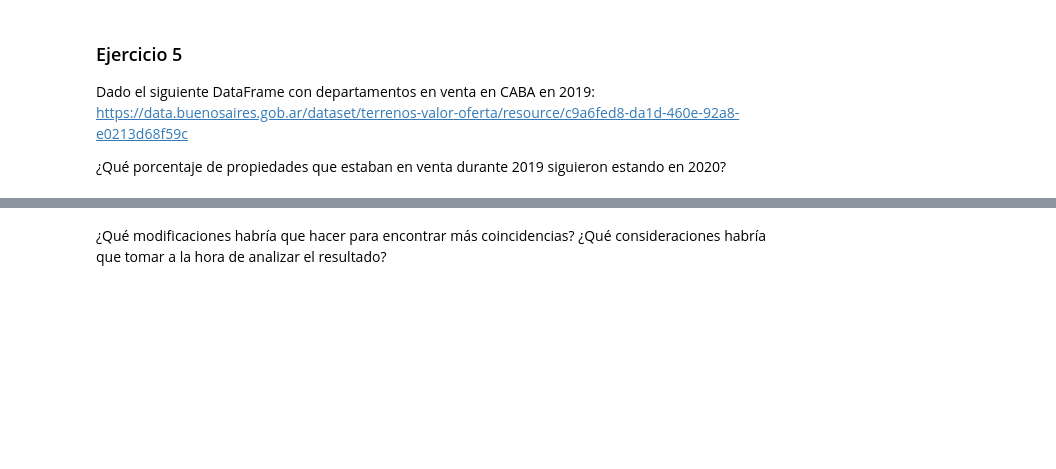
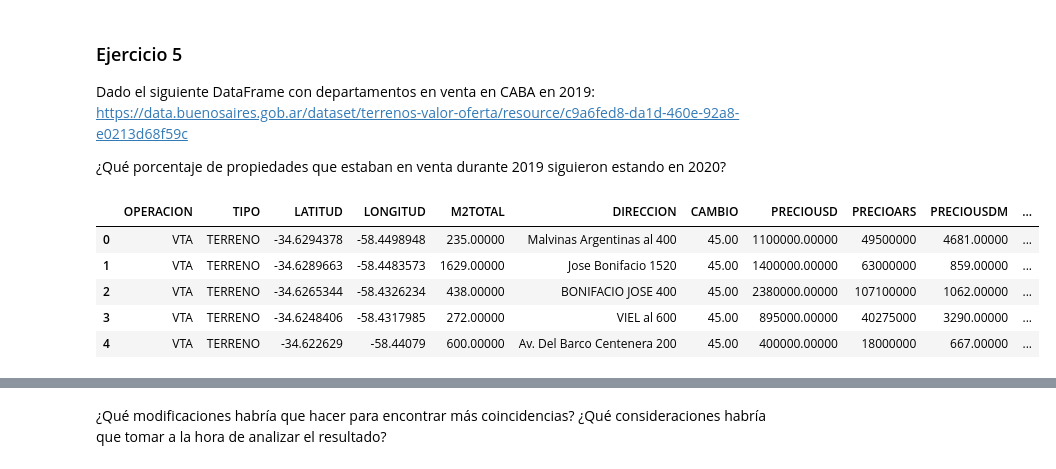
Before and after one commit to SunFanton/python-courses, a Jupyter notebook: humai/analisis-de-datos-Humai/03_Agregacion_y_agrupacion/ejercicios/ejercicio.ipynb, the cells around one changed output, grey strips where cells are left out. Cells and saved outputs as stored; diff of their text form; code cells hidden in the pictures; blank space fills up the shorter version.

```diff
--- a/humai/analisis-de-datos-Humai/03_Agregacion_y_agrupacion/ejercicios/ejercicio.ipynb
+++ b/humai/analisis-de-datos-Humai/03_Agregacion_y_agrupacion/ejercicios/ejercicio.ipynb
@@ -220,3 +220,14 @@ df.groupby("BARRIO")["DOLARM2"].mean().sort_values().idxmin() # mas barato
 Dado el siguiente DataFrame con departamentos en venta en CABA en 2019: https://data.buenosaires.gob.ar/dataset/terrenos-valor-oferta/resource/c9a6fed8-da1d-460e-92a8-e0213d68f59c
 
 ¿Qué porcentaje de propiedades que estaban en venta durante 2019 siguieron estando en 2020?
+# %%
+df2 = pd.read_csv("../datos/Terrenos-en-venta-2019.csv", encoding = "latin1", sep=",")
+# %%
+df2.head()
+# %% [output]
+|  | OPERACION | TIPO | LATITUD | LONGITUD | M2TOTAL | DIRECCION | CAMBIO | PRECIOUSD | PRECIOARS | PRECIOUSDM | ... |
+| 0 | VTA | TERRENO | -34.6294378 | -58.4498948 | 235.00000 | Malvinas Argentinas al 400 | 45.00 | 1100000.00000 | 49500000 | 4681.00000 | ... |
+| 1 | VTA | TERRENO | -34.6289663 | -58.4483573 | 1629.00000 | Jose Bonifacio 1520 | 45.00 | 1400000.00000 | 63000000 | 859.00000 | ... |
+| 2 | VTA | TERRENO | -34.6265344 | -58.4326234 | 438.00000 | BONIFACIO JOSE 400 | 45.00 | 2380000.00000 | 107100000 | 1062.00000 | ... |
+| 3 | VTA | TERRENO | -34.6248406 | -58.4317985 | 272.00000 | VIEL al 600 | 45.00 | 895000.00000 | 40275000 | 3290.00000 | ... |
+| 4 | VTA | TERRENO | -34.622629 | -58.44079 | 600.00000 | Av. Del Barco Centenera 200 | 45.00 | 400000.00000 | 18000000 | 667.00000 | ... |
```
Also changed, not shown: parts of 8 cells of this notebook, 5 other files.
